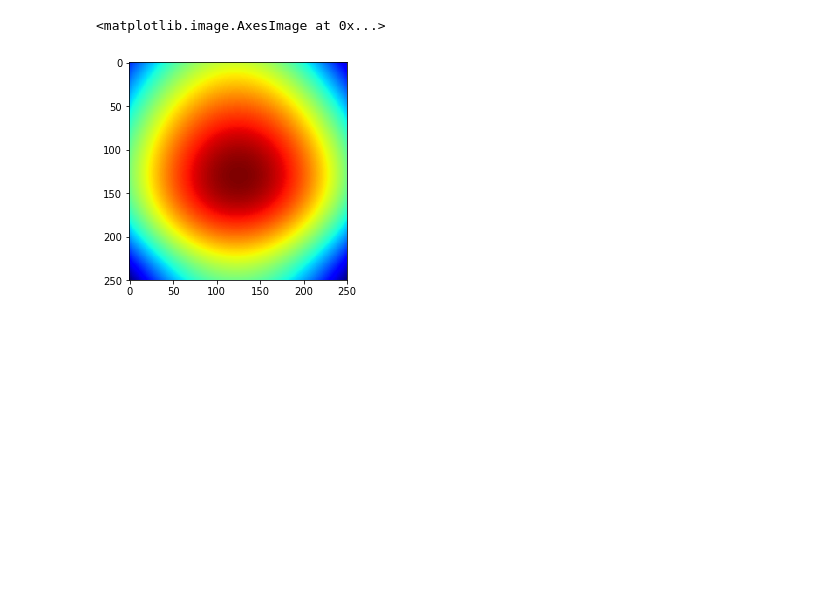
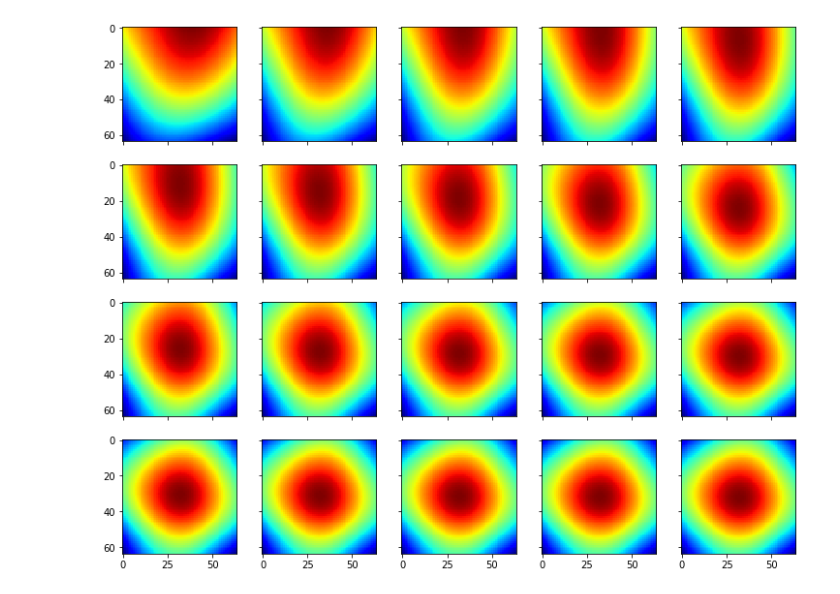
Before and after one commit to Painguin/painguin_nn, a Jupyter notebook: my_first_nn.ipynb, the cells around one changed output. Drawn from its saved outputs; the diff is of its cells as text; code cells hidden in the pictures; blank space fills up the shorter version.

```diff
--- a/my_first_nn.ipynb
+++ b/my_first_nn.ipynb
@@ -24,9 +23,11 @@ nn.train(X, z[..., np.newaxis], epochs=100, gamma=0.001)
-# %%
-pred = nn(X)[:,0]
-plt.imshow(pred.reshape((n,n)), cmap='jet')
-# %% [output]
-<matplotlib.image.AxesImage at 0x...>
-[figure, removed]
+# %%
+fig, axes = plt.subplots(nrows=4, ncols=5, sharex=True, sharey=True, figsize=(12.5,10))
+for i in range(20):
+    nn.train(X, z[..., np.newaxis], epochs=5, gamma=0.001)
+    pred = nn(X)[:,0]
+    axes[i // 5, i % 5].imshow(pred.reshape((n,n)), cmap='jet')
+# %% [output]
+[figure, added]
 # %%
 plt.scatter(z, pred)
 # %% [output]
```
Also changed, not shown: parts of 7 cells of this notebook.
